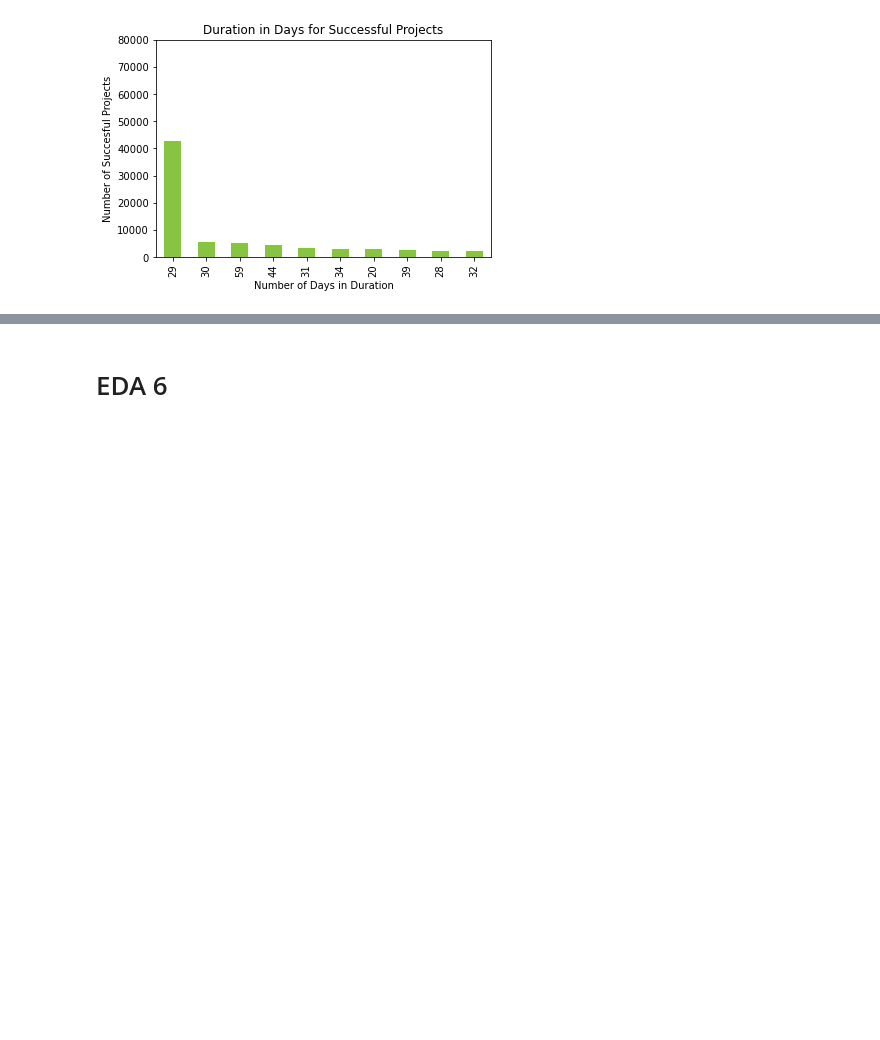
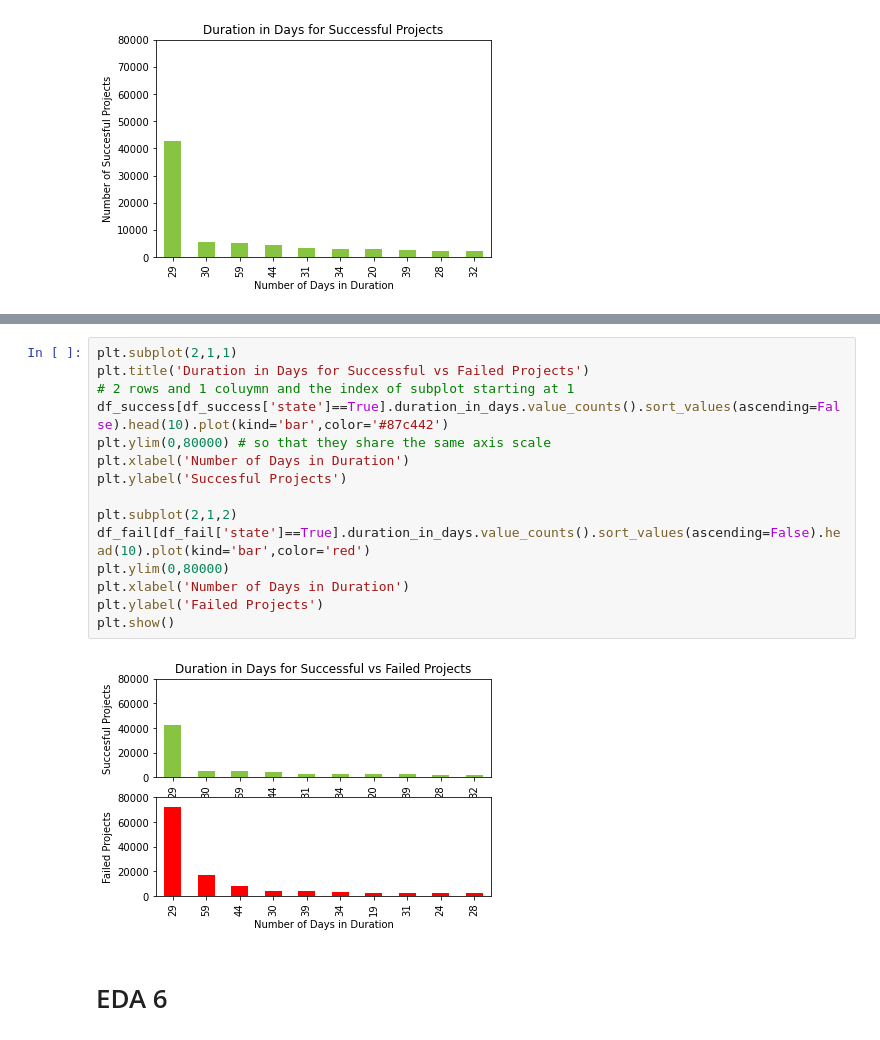
Before and after one commit to TheAidanAu/kickstarter, a Jupyter notebook: EDA2_Kickstaerter.ipynb, the cells around one changed output, grey strips where cells are left out. Drawn from its saved outputs; the diff is of its cells as text; blank space fills up the shorter version.

```diff
--- a/EDA2_Kickstaerter.ipynb
+++ b/EDA2_Kickstaerter.ipynb
@@ -1160,3 +1160,20 @@ plt.ylim(0,80000)
+# %%
+plt.subplot(2,1,1)
+plt.title('Duration in Days for Successful vs Failed Projects')
+# 2 rows and 1 coluymn and the index of subplot starting at 1
+df_success[df_success['state']==True].duration_in_days.value_counts().sort_values(ascending=False).head(10).plot(kind='bar',color='#87c442')
+plt.ylim(0,80000) # so that they share the same axis scale
+plt.xlabel('Number of Days in Duration')
+plt.ylabel('Succesful Projects')
+
+plt.subplot(2,1,2)
+df_fail[df_fail['state']==True].duration_in_days.value_counts().sort_values(ascending=False).head(10).plot(kind='bar',color='red')
+plt.ylim(0,80000)
+plt.xlabel('Number of Days in Duration')
+plt.ylabel('Failed Projects')
+plt.show()
+# %% [output]
+[figure, added]
 # %% [markdown]
 # EDA 6
 # %%
```
Also changed, not shown: parts of 9 cells of this notebook.
